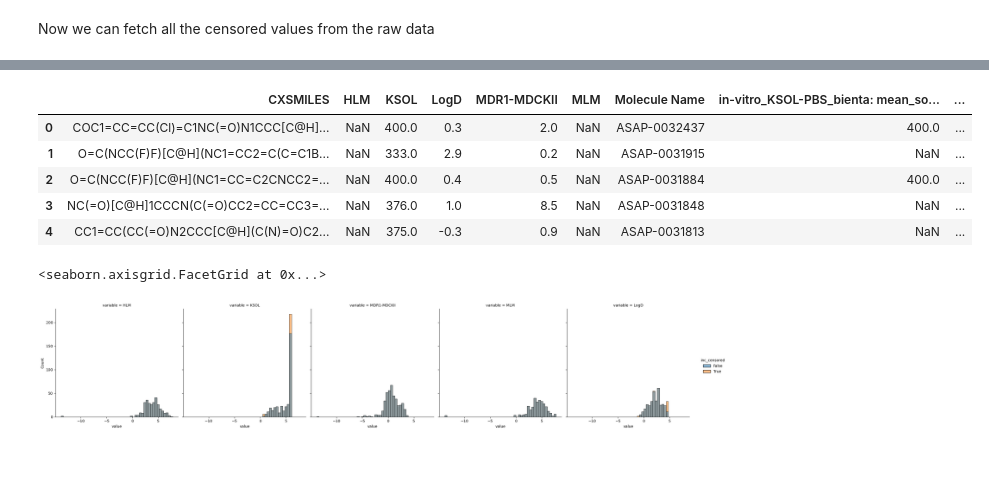
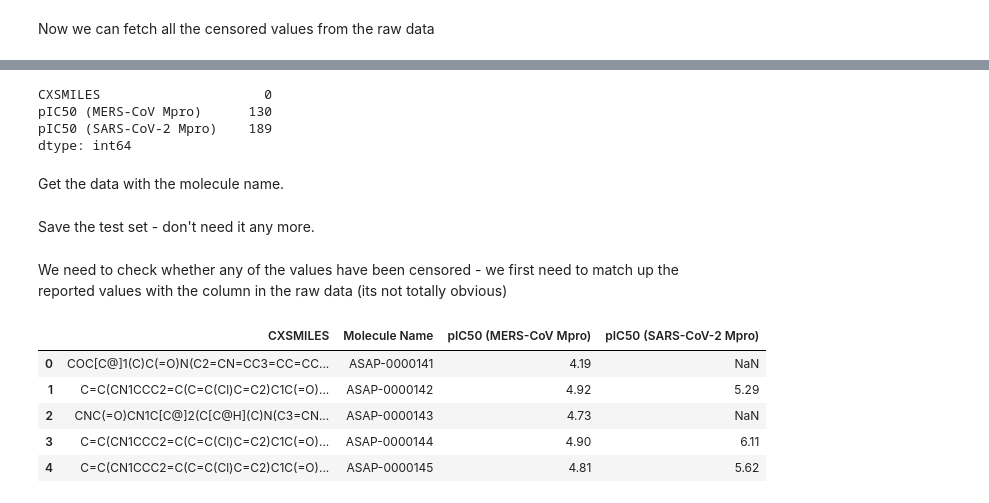
Before and after one commit to meyresearch/polaris_challenge, a Jupyter notebook: admet/missing_data_2.ipynb, the cells around one changed output, grey strips where cells are left out. Drawn from its saved outputs; the diff is of its cells as text; code cells hidden in the pictures; blank space fills up the shorter version.

Commit message:
using all censored data

```diff
--- a/admet/missing_data_2.ipynb
+++ b/admet/missing_data_2.ipynb
@@ -68,6 +73,8 @@ train, test = competition.get_train_test_split()
 # %%
-columns = train.dataset.columns
-n_rows = train.dataset.n_rows
+def get_all_data(ds) -> pd.DataFrame:
+    columns = ds.columns
+    n_rows = ds.n_rows
 
-data = {k: [train.dataset.get_data(i, k) for i in range(n_rows)] for k in columns}
-df = pd.DataFrame(data)
+    data = {k: [ds.get_data(i, k) for i in range(n_rows)] for k in columns}
+    df = pd.DataFrame(data)
+    return df
@@ -182,0 +237,4 @@ HLM: 0.0<10.0, 1620.0>10.0.  Can't combine these observations.
+# %%
+competition = po.load_competition(f"asap-discovery/antiviral-potency-2025")
+competition.cache()
+train, test = competition.get_train_test_split()
@@ -182,0 +257,16 @@ HLM: 0.0<10.0, 1620.0>10.0.  Can't combine these observations.
+# %%
+train_df = train.as_dataframe()
+train_df.isna().sum(axis=0)
+# %% [output]
+CXSMILES                     0
+pIC50 (MERS-CoV Mpro)      130
+pIC50 (SARS-CoV-2 Mpro)    189
+dtype: int64
+# %% [markdown]
+Get the data with the molecule name.
+# %%
+all_df = get_all_data(train.dataset) # This is all data including the test set.
+df = all_df.loc[competition.split[0], : ]
+test_df = all_df.loc[competition.split[1]['test'], :]
+# %% [markdown]
+Save the test set - don't need it any more.
@@ -183,23 +275,11 @@ HLM: 0.0<10.0, 1620.0>10.0.  Can't combine these observations.
+# %% [markdown]
+We need to check whether any of the values have been censored - we first need to match up the reported values with the column in the raw data (its not totally obvious)
 # %%
-df.head()
+df.sort_values(by=['Molecule Name']).head()
 # %% [output]
-|  | CXSMILES | HLM | KSOL | LogD | MDR1-MDCKII | MLM | Molecule Name | in-vitro_KSOL-PBS_bienta: mean_so... | ... |
-| 0 | COC1=CC=CC(Cl)=C1NC(=O)N1CCC[C@H]... | NaN | 400.0 | 0.3 | 2.0 | NaN | ASAP-0032437 | 400.0 | ... |
-| 1 | O=C(NCC(F)F)[C@H](NC1=CC2=C(C=C1B... | NaN | 333.0 | 2.9 | 0.2 | NaN | ASAP-0031915 | NaN | ... |
-| 2 | O=C(NCC(F)F)[C@H](NC1=CC=C2CNCC2=... | NaN | 400.0 | 0.4 | 0.5 | NaN | ASAP-0031884 | 400.0 | ... |
-| 3 | NC(=O)[C@H]1CCCN(C(=O)CC2=CC=CC3=... | NaN | 376.0 | 1.0 | 8.5 | NaN | ASAP-0031848 | NaN | ... |
-| 4 | CC1=CC(CC(=O)N2CCC[C@H](C(N)=O)C2... | NaN | 375.0 | -0.3 | 0.9 | NaN | ASAP-0031813 | NaN | ... |
+|  | CXSMILES | Molecule Name | pIC50 (MERS-CoV Mpro) | pIC50 (SARS-CoV-2 Mpro) |
+| 0 | COC[C@]1(C)C(=O)N(C2=CN=CC3=CC=CC... | ASAP-0000141 | 4.19 | NaN |
+| 1 | C=C(CN1CCC2=C(C=C(Cl)C=C2)C1C(=O)... | ASAP-0000142 | 4.92 | 5.29 |
+| 2 | CNC(=O)CN1C[C@]2(C[C@H](C)N(C3=CN... | ASAP-0000143 | 4.73 | NaN |
+| 3 | C=C(CN1CCC2=C(C=C(Cl)C=C2)C1C(=O)... | ASAP-0000144 | 4.90 | 6.11 |
+| 4 | C=C(CN1CCC2=C(C=C(Cl)C=C2)C1C(=O)... | ASAP-0000145 | 4.81 | 5.62 |
-# %%
-to_plot = df.loc[:, ['HLM', 'KSOL', 'MDR1-MDCKII', 'MLM', 'LogD']]
-to_plot['inc_censored'] = True
-tmp = pd.read_csv('data/train_data.csv')
-tmp['inc_censored'] = False
-to_plot = pd.concat([tmp.loc[:,['HLM', 'KSOL', 'MDR1-MDCKII', 'MLM', 'LogD', 'inc_censored'] ], to_plot], axis=0)
-
-to_plot.loc[:, ['HLM', 'KSOL', 'MDR1-MDCKII', 'MLM']] = np.log(to_plot.loc[:, ['HLM', 'KSOL', 'MDR1-MDCKII', 'MLM']] + 1e-6)
-
-
-sns.displot(data=to_plot.melt(id_vars='inc_censored'), x='value', col='variable', hue='inc_censored')
-# %% [output]
-<seaborn.axisgrid.FacetGrid at 0x...>
-[figure, removed]
```
Also changed, not shown: parts of 49 cells of this notebook.
